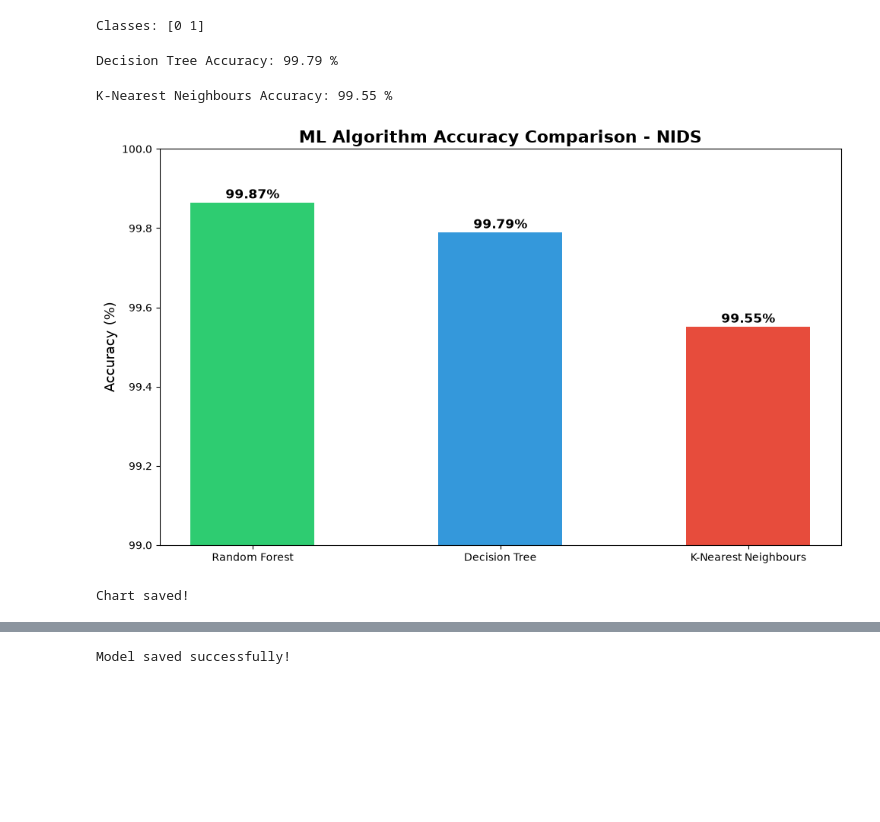
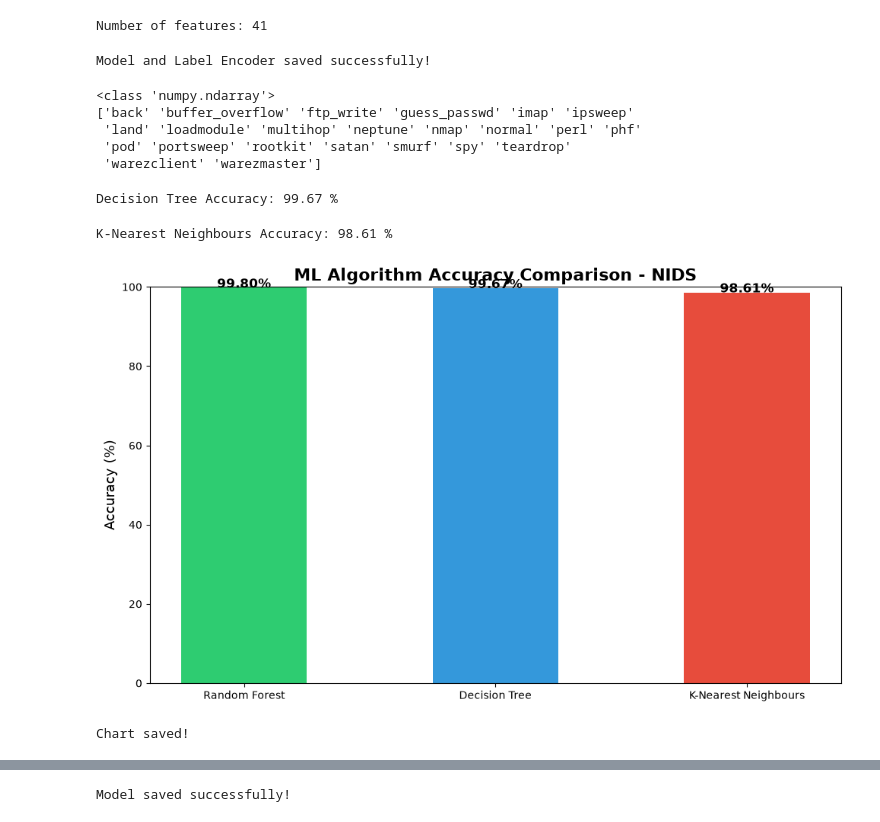
Before and after one commit to Alexendra-hash/nids-mL-flask, a Jupyter notebook: NIDS_Project.ipynb, the cells around one changed output, grey strips where cells are left out. Drawn from its saved outputs; the diff is of its cells as text; code cells hidden in the pictures; blank space fills up the shorter version.

```diff
--- a/NIDS_Project.ipynb
+++ b/NIDS_Project.ipynb
@@ -52,28 +53,45 @@ Shape: (125973, 43)
 
 [5 rows x 43 columns]
 # %%
-# Preprocess the data
-# Simplify labels to binary: normal vs attack
-df['label'] = df['label'].apply(lambda x: 'normal' if x == 'normal' else 'attack')
+# Keep the original attack labels (Multi-class Classification)
 
-# Encode categorical columns
-le = LabelEncoder()
-df['protocol_type'] = le.fit_transform(df['protocol_type'])
-df['service'] = le.fit_transform(df['service'])
-df['flag'] = le.fit_transform(df['flag'])
-df['label'] = le.fit_transform(df['label'])
+protocol_encoder = LabelEncoder()
+service_encoder = LabelEncoder()
+flag_encoder = LabelEncoder()
+label_encoder = LabelEncoder()
 
-# Drop difficulty column
-df = df.drop('difficulty', axis=1)
+# Encode categorical features
+df['protocol_type'] = protocol_encoder.fit_transform(df['protocol_type'])
+df['service'] = service_encoder.fit_transform(df['service'])
+df['flag'] = flag_encoder.fit_transform(df['flag'])
+
+print(df['label'].head(20))
+
+# Encode attack labels
+df['label'] = label_encoder.fit_transform(df['label'])
+
+# Remove the difficulty column
+df.drop(columns=['difficulty'], inplace=True)
 
 # Split features and target
 X = df.drop('label', axis=1)
 y = df['label']
 
+print("X shape:", X.shape)
+print("Number of features:", X.shape[1])
+print(X.columns.tolist())
+
 # Split into training and testing sets
-X_train, X_test, y_train, y_test = train_test_split(X, y, test_size=0.2, random_state=42)
+X_train, X_test, y_train, y_test = train_test_split(
+    X,
+    y,
+    test_size=0.2,
+    random_state=42
+)
 
 print("Data preprocessed successfully!")
 print("Training samples:", X_train.shape[0])
 print("Testing samples:", X_test.shape[0])
+print("Number of Classes:", len(label_encoder.classes_))
+print(label_encoder.classes_)
 # %% [output]
@@ -93,7 +164,28 @@ Random Forest Accuracy: 99.87 %
+# %%
+import joblib
+
+model = joblib.load("nids_model.pkl")
+print("Number of features:", model.n_features_in_)
+# %% [output]
+Number of features: 41
+# %%
+import joblib
+
+joblib.dump(rf_model, "nids_model.pkl")
+joblib.dump(label_encoder, "label_encoder.pkl")
+
+print("Model and Label Encoder saved successfully!")
+# %% [output]
+Model and Label Encoder saved successfully!
 # %%
-print("Classes:", rf_model.classes_)
+print(type(label_encoder.classes_))
+print(label_encoder.classes_)
 # %% [output]
-Classes: [0 1]
+<class 'numpy.ndarray'>
+['back' 'buffer_overflow' 'ftp_write' 'guess_passwd' 'imap' 'ipsweep'
+ 'land' 'loadmodule' 'multihop' 'neptune' 'nmap' 'normal' 'perl' 'phf'
+ 'pod' 'portsweep' 'rootkit' 'satan' 'smurf' 'spy' 'teardrop'
+ 'warezclient' 'warezmaster']
 # %%
 # Model 2: Decision Tree
 dt_model = DecisionTreeClassifier(random_state=42)
@@ -102,7 +194,7 @@ dt_pred = dt_model.predict(X_test)
 dt_accuracy = accuracy_score(y_test, dt_pred)
 print("Decision Tree Accuracy:", round(dt_accuracy * 100, 2), "%")
 # %% [output]
-Decision Tree Accuracy: 99.79 %
+Decision Tree Accuracy: 99.67 %
 # %%
 # Model 3: K-Nearest Neighbours
 knn_model = KNeighborsClassifier(n_neighbors=5)
@@ -111,27 +203,27 @@ knn_pred = knn_model.predict(X_test)
 knn_accuracy = accuracy_score(y_test, knn_pred)
 print("K-Nearest Neighbours Accuracy:", round(knn_accuracy * 100, 2), "%")
 # %% [output]
-K-Nearest Neighbours Accuracy: 99.55 %
+K-Nearest Neighbours Accuracy: 98.61 %
 # %%
 # Visualise model comparison
 models = ['Random Forest', 'Decision Tree', 'K-Nearest Neighbours']
 accuracies = [rf_accuracy * 100, dt_accuracy * 100, knn_accuracy * 100]
 
 plt.figure(figsize=(10, 6))
 bars = plt.bar(models, accuracies, color=['#2ecc71', '#3498db', '#e74c3c'], width=0.5)
 plt.title('ML Algorithm Accuracy Comparison - NIDS', fontsize=16, fontweight='bold')
 plt.ylabel('Accuracy (%)', fontsize=13)
-plt.ylim([99, 100])
+plt.ylim([0, 100])
 
 for bar, acc in zip(bars, accuracies):
     plt.text(bar.get_x() + bar.get_width()/2, bar.get_height() + 0.01,
              f'{acc:.2f}%', ha='center', fontsize=12, fontweight='bold')
 
 plt.tight_layout()
 plt.savefig('model_comparison.png', dpi=150)
 plt.show()
 print("Chart saved!")
 # %% [output]
-[figure, old version]
+[figure, new version]
 Chart saved!
 # %%
```
Also changed, not shown: parts of 15 cells of this notebook, 11 other files.
